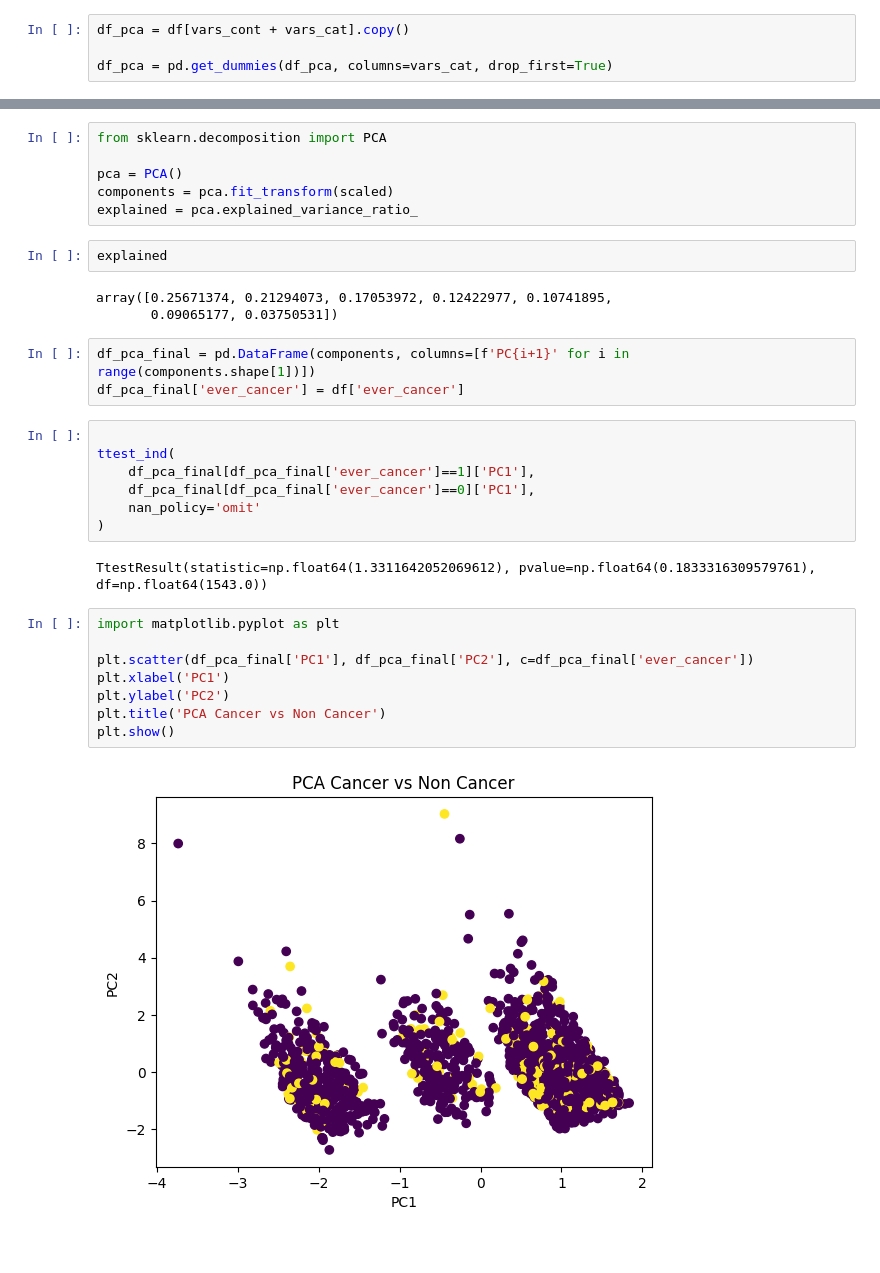
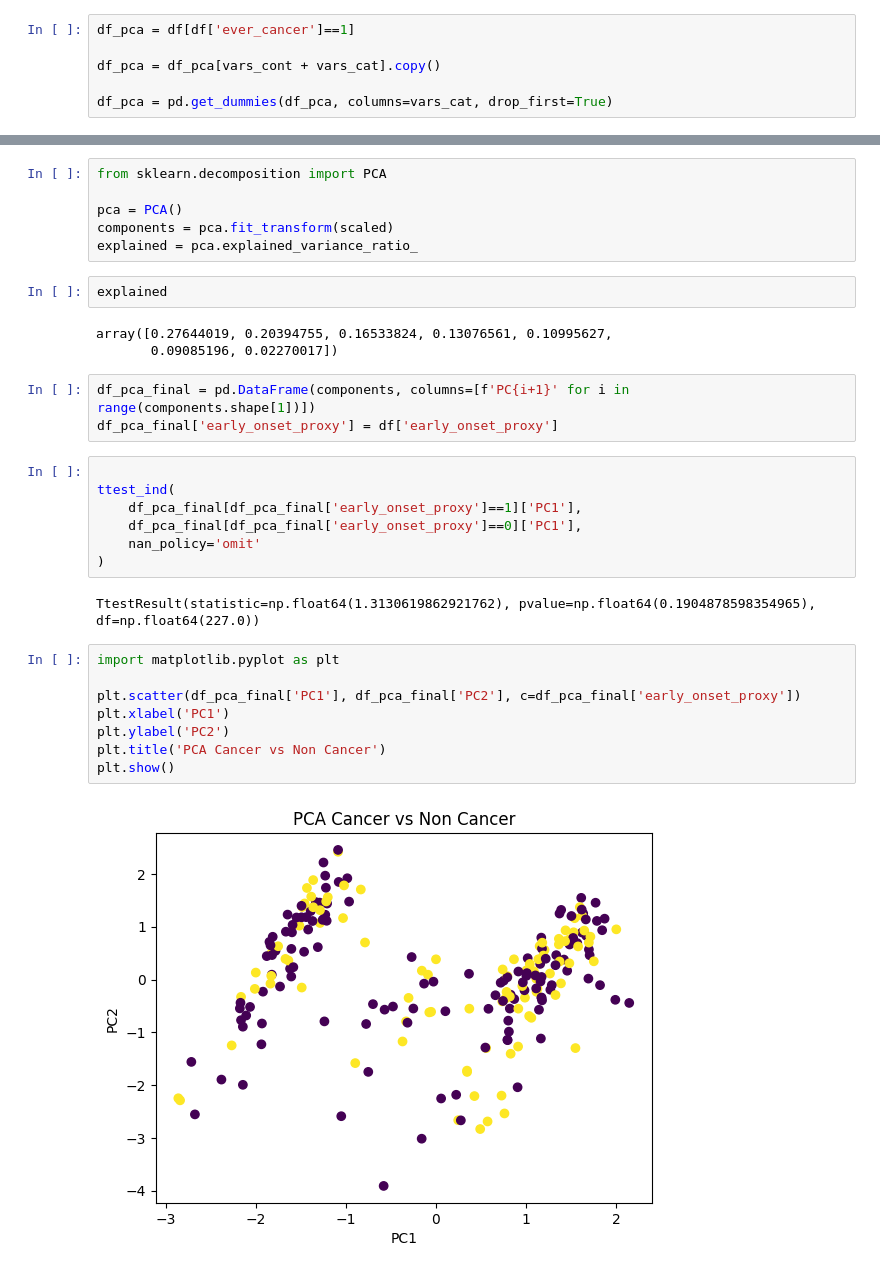
Before and after one commit to mathurdhairya29-dot/stress-cancer-metastasis, a Jupyter notebook: Aim1/script/V2/Analysis_test.ipynb, the cells around one changed output, grey strips where cells are left out. Drawn from its saved outputs; the diff is of its cells as text.

```diff
--- a/Aim1/script/V2/Analysis_test.ipynb
+++ b/Aim1/script/V2/Analysis_test.ipynb
@@ -30,7 +30,9 @@ df.drop(columns=['bmx_weight_kg','bmx_height_cm','bmx_waist_cm','bmx_hip_cm','mc
 vars_cont = ['age_years', 'pir', 'dpq_total', 'hscrp_mg_l_raw', 'bmx_bmi']
 vars_cat  = [ 'smoke_status']
 # %%
-df_pca = df[vars_cont + vars_cat].copy()
+df_pca = df[df['ever_cancer']==1]
+
+df_pca = df_pca[vars_cont + vars_cat].copy()
 
 df_pca = pd.get_dummies(df_pca, columns=vars_cat, drop_first=True)
 # %%
@@ -44,27 +46,27 @@ explained = pca.explained_variance_ratio_
 # %%
 explained
 # %% [output]
-array([0.25671374, 0.21294073, 0.17053972, 0.12422977, 0.10741895,
-       0.09065177, 0.03750531])
+array([0.27644019, 0.20394755, 0.16533824, 0.13076561, 0.10995627,
+       0.09085196, 0.02270017])
 # %%
 df_pca_final = pd.DataFrame(components, columns=[f'PC{i+1}' for i in range(components.shape[1])])
-df_pca_final['ever_cancer'] = df['ever_cancer']
+df_pca_final['early_onset_proxy'] = df['early_onset_proxy']
 # %%
 
 ttest_ind(
-    df_pca_final[df_pca_final['ever_cancer']==1]['PC1'],
-    df_pca_final[df_pca_final['ever_cancer']==0]['PC1'],
+    df_pca_final[df_pca_final['early_onset_proxy']==1]['PC1'],
+    df_pca_final[df_pca_final['early_onset_proxy']==0]['PC1'],
     nan_policy='omit'
 )
 # %% [output]
-TtestResult(statistic=np.float64(1.3311642052069612), pvalue=np.float64(0.1833316309579761), df=np.float64(1543.0))
+TtestResult(statistic=np.float64(1.3130619862921762), pvalue=np.float64(0.1904878598354965), df=np.float64(227.0))
 # %%
 import matplotlib.pyplot as plt
 
-plt.scatter(df_pca_final['PC1'], df_pca_final['PC2'], c=df_pca_final['ever_cancer'])
+plt.scatter(df_pca_final['PC1'], df_pca_final['PC2'], c=df_pca_final['early_onset_proxy'])
 plt.xlabel('PC1')
 plt.ylabel('PC2')
 plt.title('PCA Cancer vs Non Cancer')
 plt.show()
 # %% [output]
-[figure, old version]
+[figure, new version]
```
Also changed, not shown: 1 other file.
